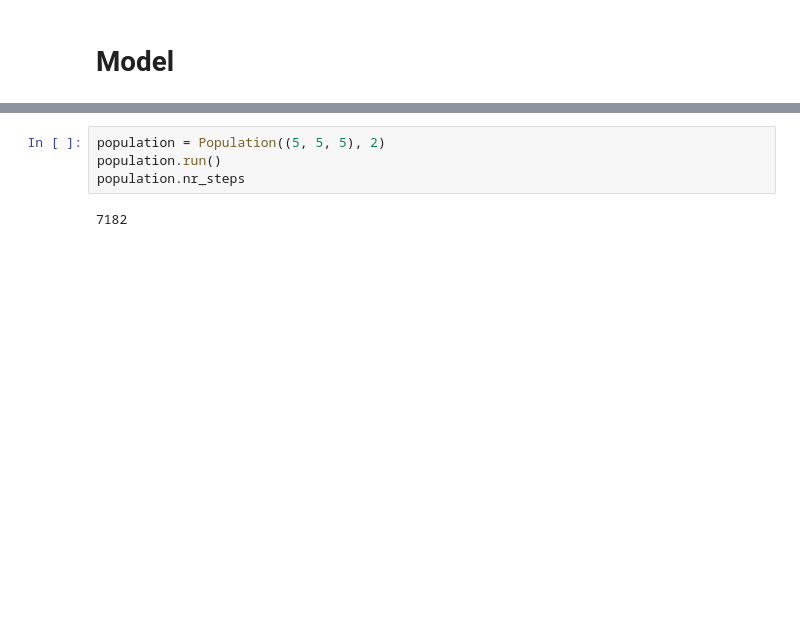
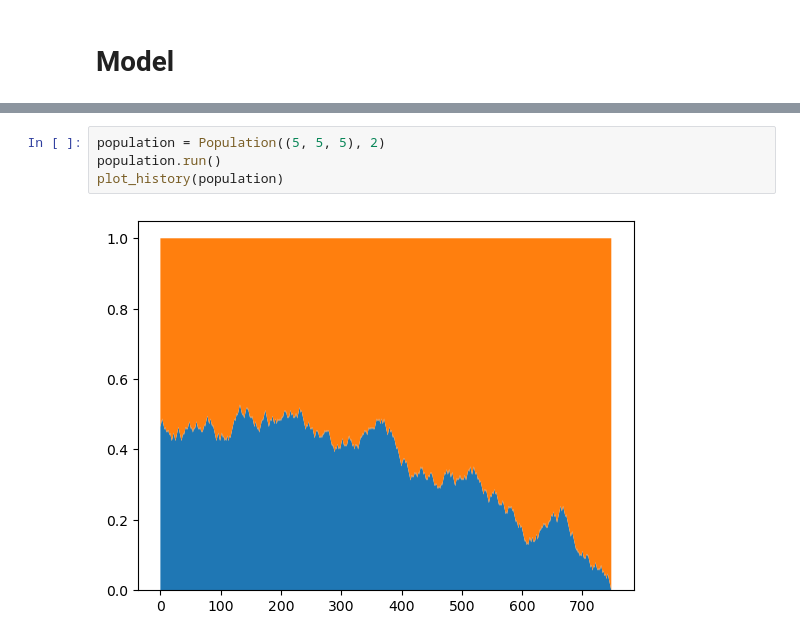
Before and after one commit to gjbex/Scientific-Python, a Jupyter notebook: source-code/numpy/genetic_drift.ipynb, the cells around one changed output, grey strips where cells are left out. Saved outputs shown, nothing was run; the diff lists cells and outputs as text; blank space fills up the shorter version.

```diff
--- a/source-code/numpy/genetic_drift.ipynb
+++ b/source-code/numpy/genetic_drift.ipynb
@@ -100,6 +184,6 @@ Create a new population on a $5 \times 5 \times 5$ grid with two distinct states
 # %%
 population = Population((5, 5, 5), 2)
 population.run()
-population.nr_steps
+plot_history(population)
 # %% [output]
-7182
+[figure, added]
```
Also changed, not shown: parts of 14 cells of this notebook.
